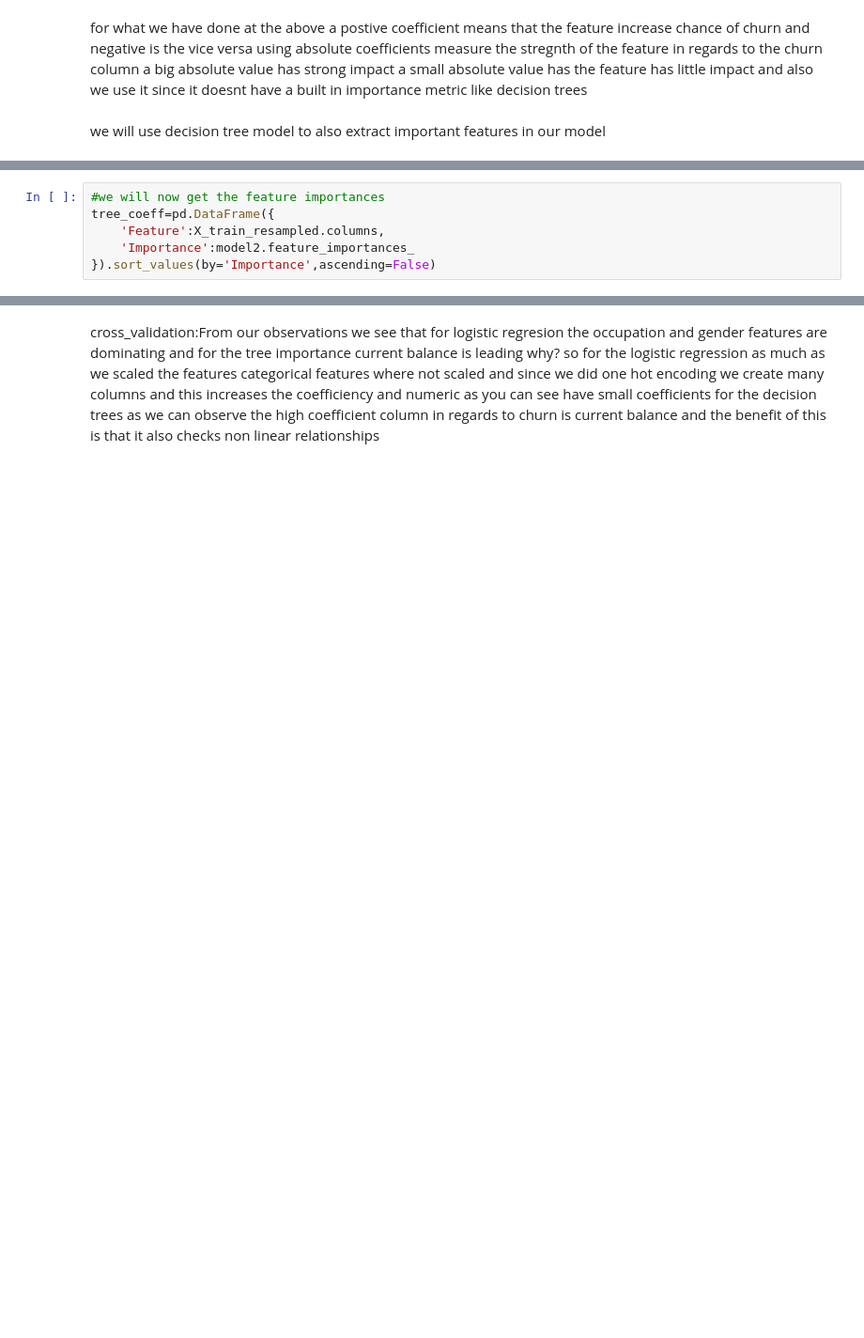
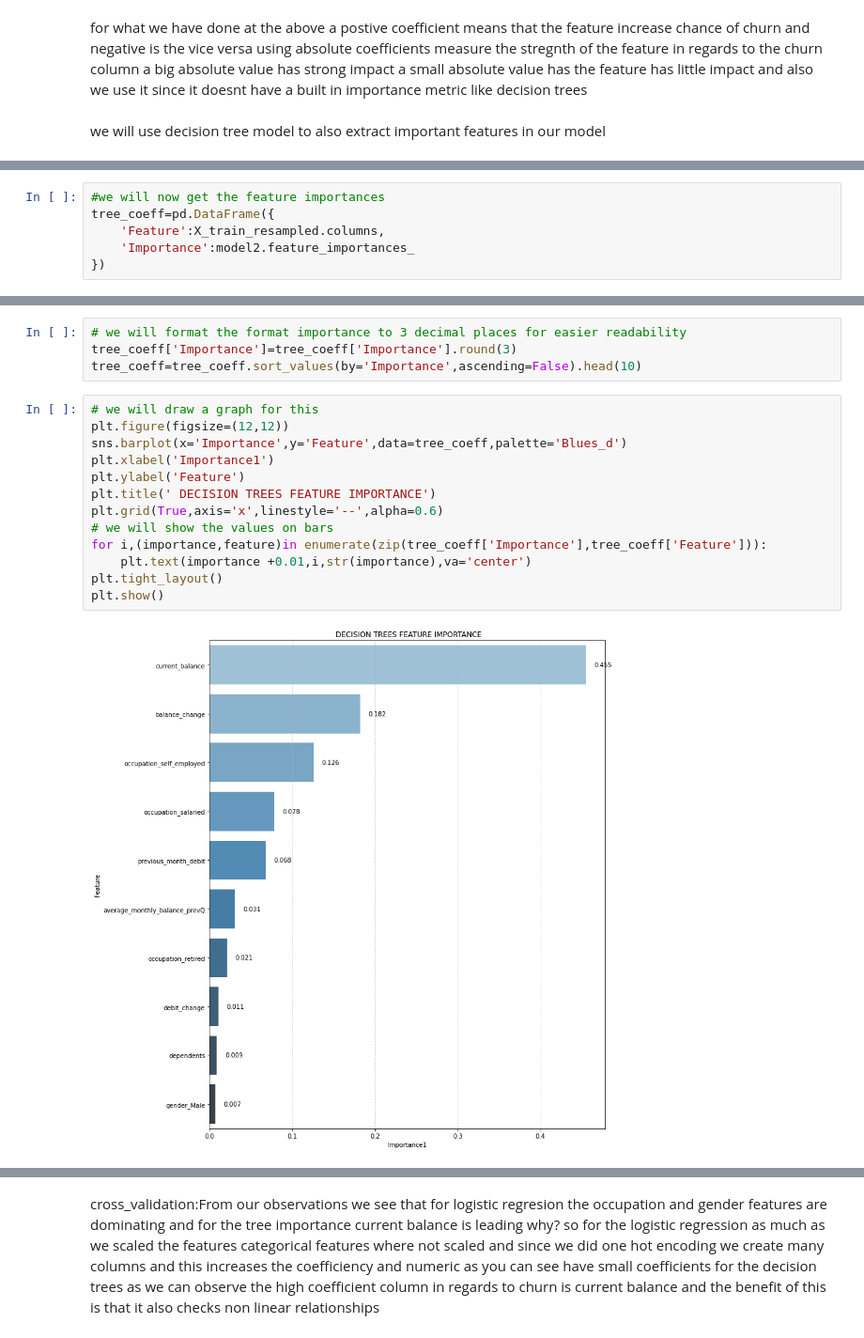
Before and after one commit to justicee-dev/bank-churn, a Jupyter notebook: Project.ipynb, the cells around one changed output, grey strips where cells are left out. Shown: that part at 94% size. Drawn from its saved outputs; the diff is of its cells as text; blank space fills up the shorter version.

```diff
--- a/Project.ipynb
+++ b/Project.ipynb
@@ -410,4 +447,4 @@ model2.fit(X_train_resampled,y_train_resampled)#this is the training
 tree_coeff=pd.DataFrame({
     'Feature':X_train_resampled.columns,
     'Importance':model2.feature_importances_
-}).sort_values(by='Importance',ascending=False)
+})
@@ -417,3 +471,22 @@ print(tree_coeff)
+# %%
+# we will format the format importance to 3 decimal places for easier readability
+tree_coeff['Importance']=tree_coeff['Importance'].round(3)
+tree_coeff=tree_coeff.sort_values(by='Importance',ascending=False).head(10)
+# %%
+# we will draw a graph for this
+plt.figure(figsize=(12,12))
+sns.barplot(x='Importance',y='Feature',data=tree_coeff,palette='Blues_d')
+plt.xlabel('Importance1')
+plt.ylabel('Feature')
+plt.title(' DECISION TREES FEATURE IMPORTANCE')
+plt.grid(True,axis='x',linestyle='--',alpha=0.6)
+# we will show the values on bars
+for i,(importance,feature)in enumerate(zip(tree_coeff['Importance'],tree_coeff['Feature'])):
+    plt.text(importance +0.01,i,str(importance),va='center')
+plt.tight_layout()
+plt.show()
+# %% [output]
+[figure, added]
 # %%
 #WE WILL COMBINE THE BOTH MODEL RESULTS AND THEN GIVE THEM SIDE BY SIDE
 comparison=pd.merge(
```
Also changed, not shown: parts of 28 cells of this notebook, 1 other file.
